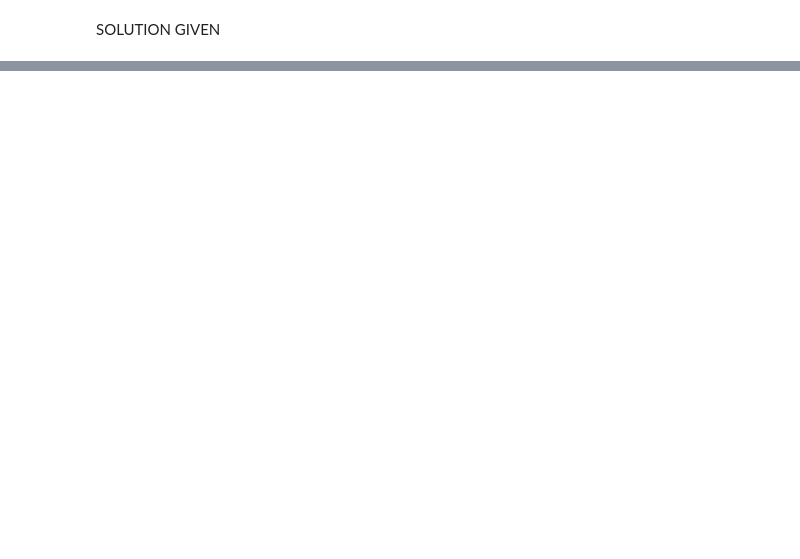
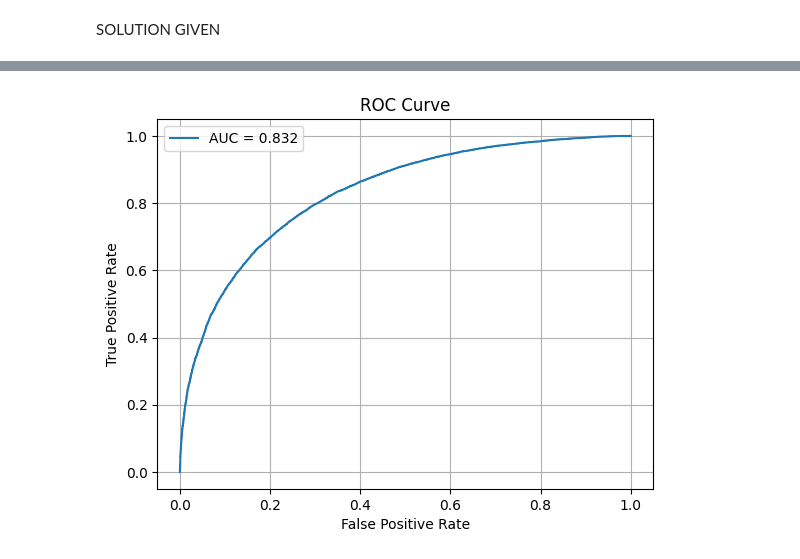
Before and after one commit to hanggao811/AnomalyDetectionLIGO, a Jupyter notebook: AE_simplest.ipynb, the cells around one changed output, grey strips where cells are left out. Saved outputs shown, nothing was run; the diff lists cells and outputs as text; code cells hidden in the pictures; blank space fills up the shorter version.

Commit message:
Random searched manually on several set of parameters on the keras model

```diff
--- a/AE_simplest.ipynb
+++ b/AE_simplest.ipynb
@@ -270,0 +148,14 @@ print(AUC_, FPR_,mse_bg,mse_sg)
+# %%
+param_set = [
+    {'batch_size': 256, 'dropout': 0.1, 'epochs': 50, 'f1': 61, 'f2': 22, 'f5': 2, 'k1': 9,  'k2': 15, 'k3': 24, 'k4': 4,  'k5': 6,  'lr': 0.001, 's1': 1, 's2': 2}, #0.776,0.403,0.443
+    {'batch_size': 256, 'dropout': 0.1, 'epochs': 50, 'f1': 52, 'f2': 29, 'f5': 2, 'k1': 16, 'k2': 6,  'k3': 8,  'k4': 25, 'k5': 4,  'lr': 0.001, 's1': 1, 's2': 2}, #0.631,0.394,0.348
+    {'batch_size': 256, 'dropout': 0.1, 'epochs': 50, 'f1': 36, 'f2': 29, 'f5': 2, 'k1': 7,  'k2': 14, 'k3': 15, 'k4': 7,  'k5': 3,  'lr': 0.001, 's1': 1, 's2': 2}, #0.675,0.481,0.356
+    {'batch_size': 256, 'dropout': 0.1, 'epochs': 50, 'f1': 60, 'f2': 21, 'f5': 2, 'k1': 10, 'k2': 34, 'k3': 26, 'k4': 3,  'k5': 8,  'lr': 0.001, 's1': 1, 's2': 1}, #0.775,0.408,0.401
+    {'batch_size': 256, 'dropout': 0.1, 'epochs': 50, 'f1': 38, 'f2': 28, 'f5': 2, 'k1': 22, 'k2': 21, 'k3': 27, 'k4': 31, 'k5': 8,  'lr': 0.001, 's1': 1, 's2': 2}, #0.772,0.632,0.325
+    {'batch_size': 256, 'dropout': 0.1, 'epochs': 50, 'f1': 40, 'f2': 14, 'f5': 2, 'k1': 4,  'k2': 8,  'k3': 20, 'k4': 29, 'k5': 8,  'lr': 0.001, 's1': 1, 's2': 1}, #0.800,0.395,0.323
+    {'batch_size': 256, 'dropout': 0.1, 'epochs': 50, 'f1': 62, 'f2': 16, 'f5': 2, 'k1': 4,  'k2': 14, 'k3': 37, 'k4': 34, 'k5': 5,  'lr': 0.001, 's1': 1, 's2': 2}  #0.832,0.444,0.414
+]
+params = param_set[6]
+AE = Autoencoder(input_shape=(200, 2), **params)
+AE.build_model()
+AE.model_.fit(background_train,background_train,epochs=AE.epochs,batch_size=AE.batch_size,validation_split=0.2,verbose=0,callbacks=[EarlyStopping(monitor='val_loss', patience=5, restore_best_weights=True)])
@@ -270,0 +169,20 @@ print(AUC_, FPR_,mse_bg,mse_sg)
+# %%
+bbh_pred = AE.predict(bbh_test)
+bg_pred = AE.predict(background_test)
+bbh_mse = np.mean((bbh_pred - bbh_test)**2, axis=(1,2))
+bg_mse = np.mean((bg_pred - background_test)**2, axis=(1,2))
+test_result = np.concatenate([bg_mse,bbh_mse])
+true = np.concatenate([np.zeros(bg_pred.shape[0]),np.ones(bbh_pred.shape[0])])
+print(min(bbh_mse),max(bbh_mse),np.mean(bbh_mse))
+print(min(bg_mse),max(bg_mse),np.mean(bg_mse))
+
+fpr, tpr, thresholds = roc_curve(true, test_result)
+auc_bbh = roc_auc_score(true, test_result)
+plt.plot(fpr, tpr,label=f'AUC = {auc_bbh:.3f}')
+plt.xlabel("False Positive Rate")
+plt.ylabel("True Positive Rate")
+plt.title("ROC Curve")
+plt.grid(True)
+plt.legend()
+plt.show()
+# %% [output]
@@ -270,0 +193 @@ print(AUC_, FPR_,mse_bg,mse_sg)
+[figure, added]
```
Also changed, not shown: parts of 19 cells of this notebook.
